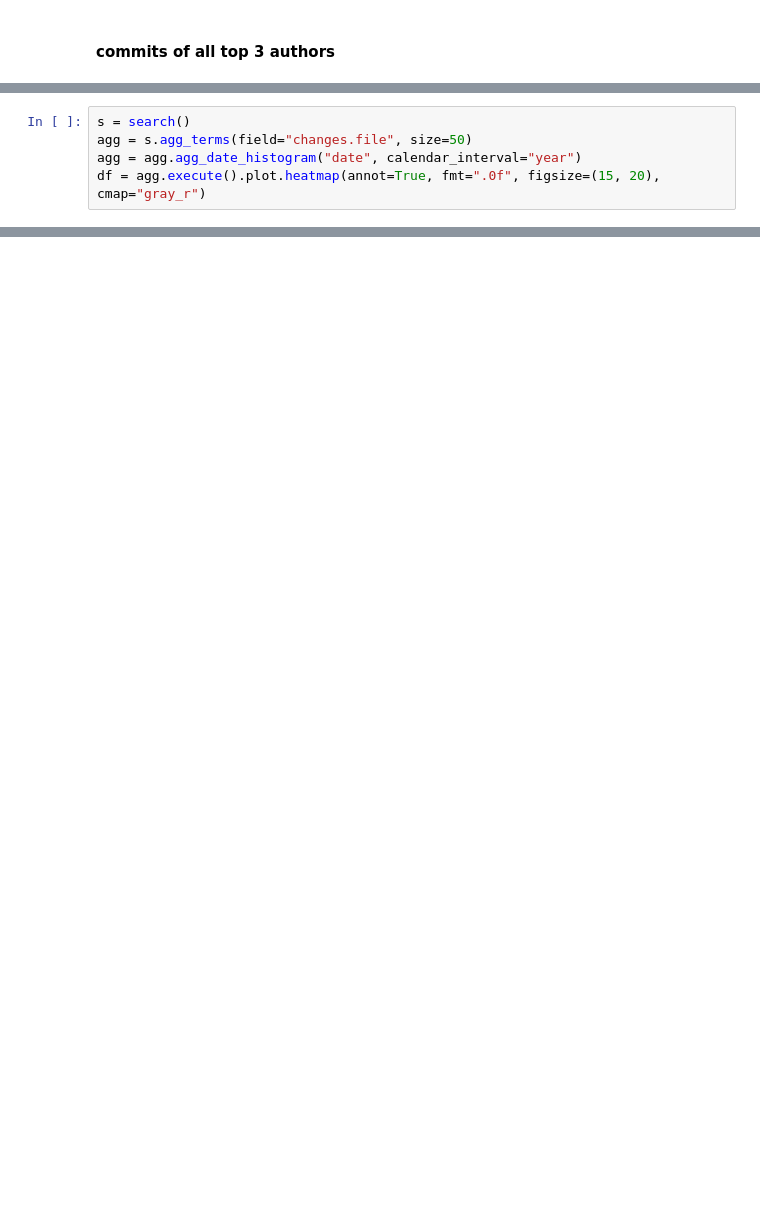
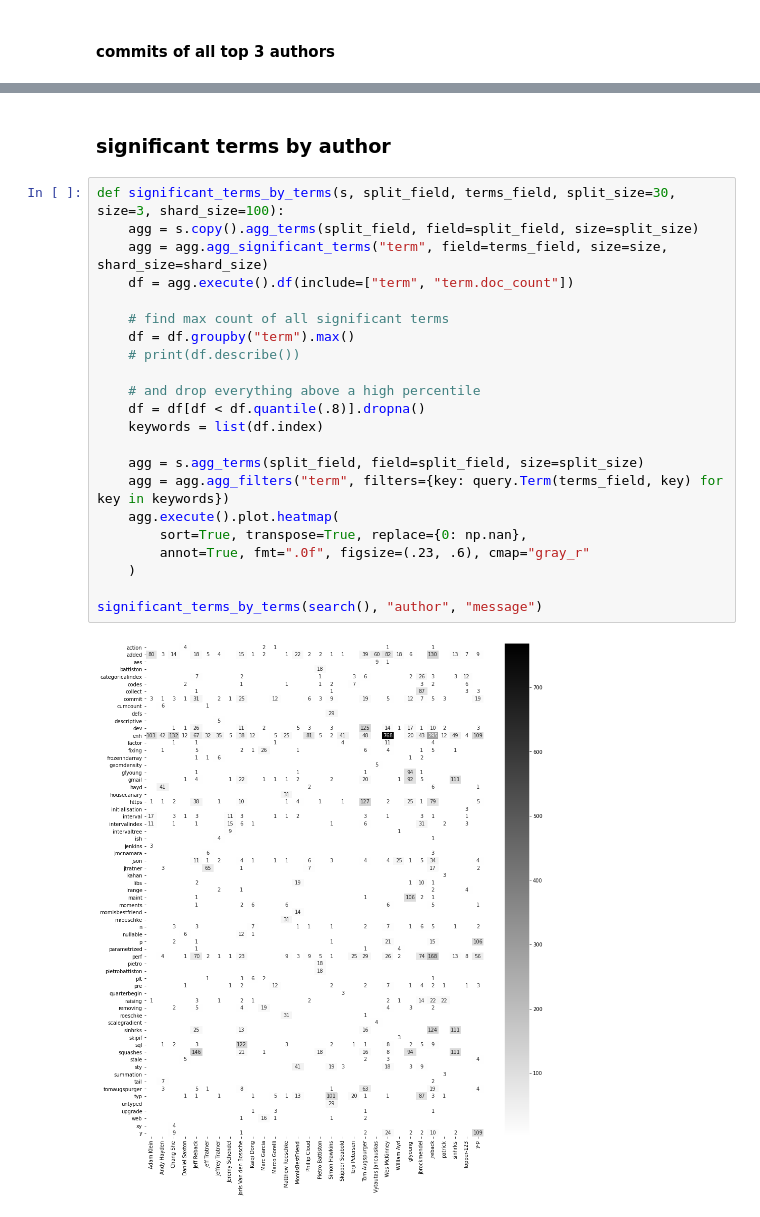
Before and after one commit to netzkolchose/elastipy, a Jupyter notebook: examples/gitlogs.ipynb, the cells around one changed output, grey strips where cells are left out. Cells and saved outputs as stored; diff of their text form; blank space fills up the shorter version.

```diff
--- a/examples/gitlogs.ipynb
+++ b/examples/gitlogs.ipynb
@@ -104,5 +78,0 @@ significant_terms_by_year(search(), "message")
-# %%
-s = search()
-agg = s.agg_terms(field="changes.file", size=50)
-agg = agg.agg_date_histogram("date", calendar_interval="year")
-df = agg.execute().plot.heatmap(annot=True, fmt=".0f", figsize=(15, 20), cmap="gray_r")
@@ -151,0 +165,26 @@ s.execute().dump.documents()
+# %% [markdown]
+### significant terms by author
+# %%
+def significant_terms_by_terms(s, split_field, terms_field, split_size=30, size=3, shard_size=100):
+    agg = s.copy().agg_terms(split_field, field=split_field, size=split_size)
+    agg = agg.agg_significant_terms("term", field=terms_field, size=size, shard_size=shard_size)
+    df = agg.execute().df(include=["term", "term.doc_count"])
+
+    # find max count of all significant terms
+    df = df.groupby("term").max()
+    # print(df.describe())
+
+    # and drop everything above a high percentile
+    df = df[df < df.quantile(.8)].dropna()
+    keywords = list(df.index)
+
+    agg = s.agg_terms(split_field, field=split_field, size=split_size)
+    agg = agg.agg_filters("term", filters={key: query.Term(terms_field, key) for key in keywords})
+    agg.execute().plot.heatmap(
+        sort=True, transpose=True, replace={0: np.nan},
+        annot=True, fmt=".0f", figsize=(.23, .6), cmap="gray_r"
+    )
+
+significant_terms_by_terms(search(), "author", "message")
+# %% [output]
+[figure, added]
```
Also changed, not shown: parts of 49 cells of this notebook, 17 other files.
